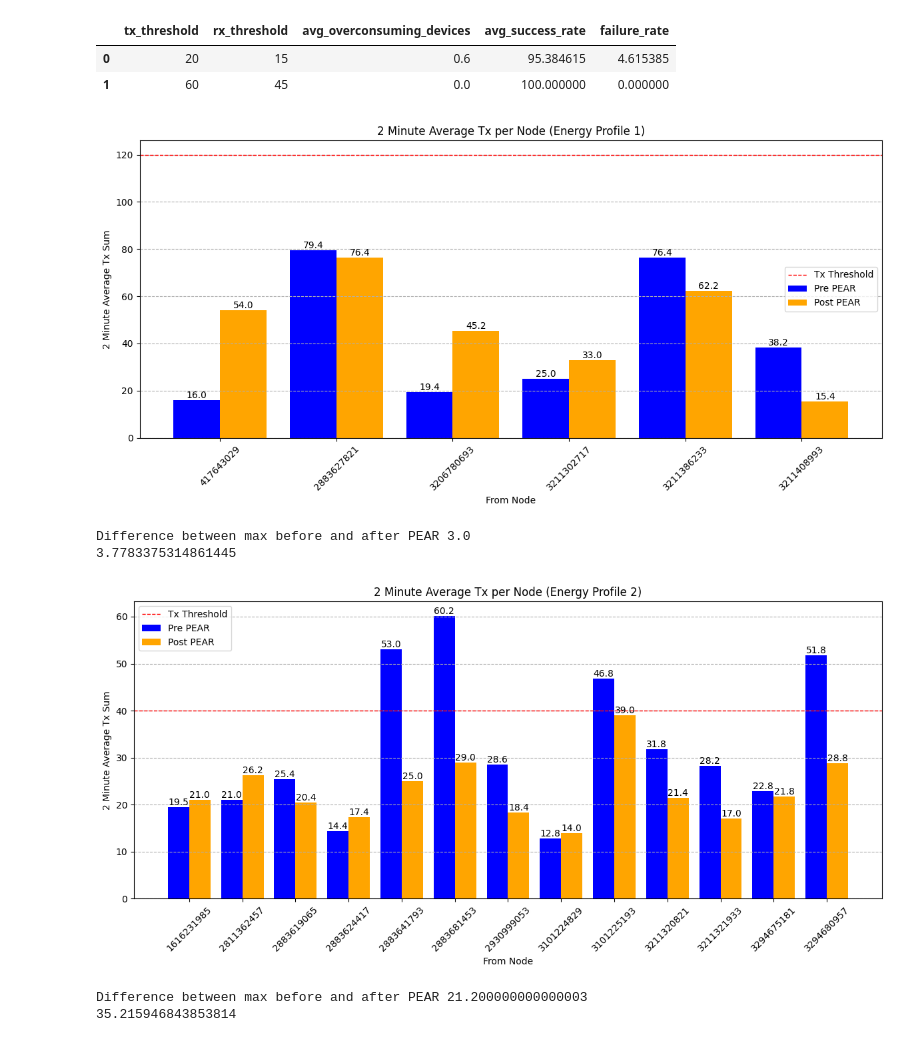
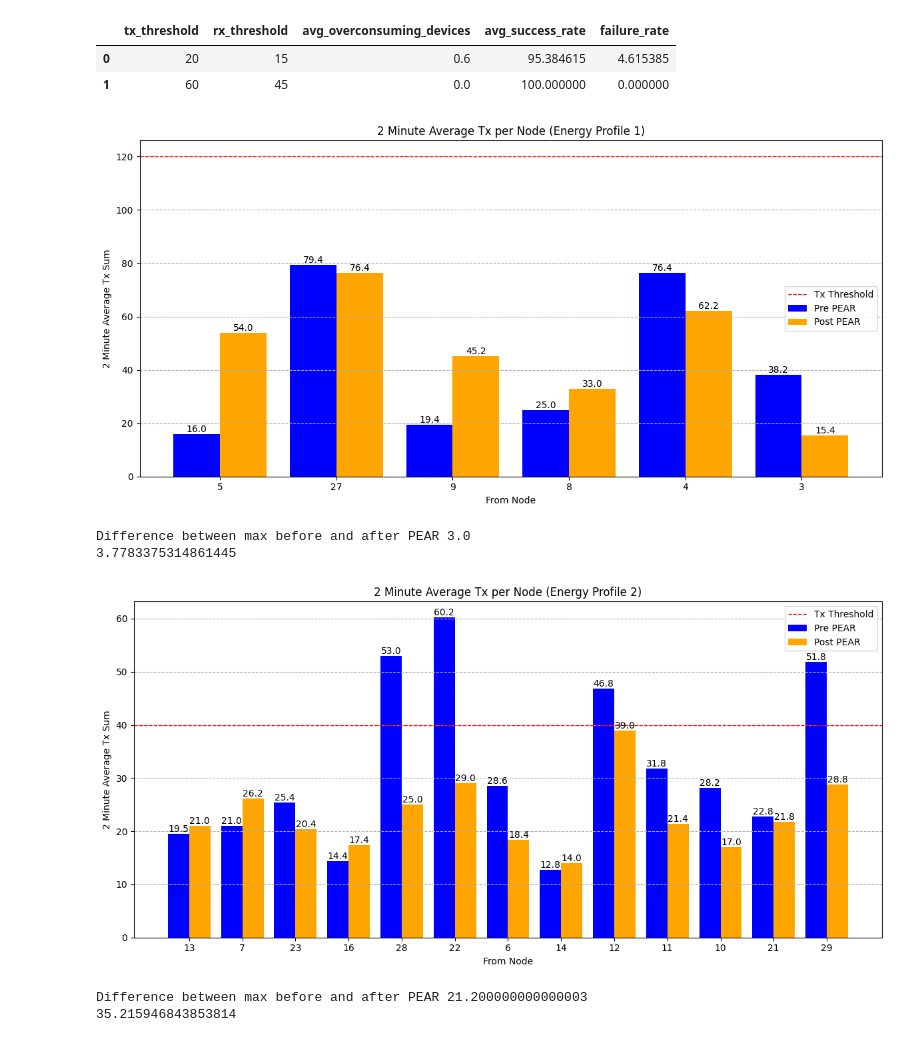
Before and after one commit to NikolajRFA/painlessPEARMesh, a Jupyter notebook: tools/graphsH6L13.ipynb, the cells around one changed output. Drawn from its saved outputs; the diff is of its cells as text; code cells hidden in the pictures.

Commit message:
Changed bar charts to use short node id

```diff
--- a/tools/graphsH6L13.ipynb
+++ b/tools/graphsH6L13.ipynb
@@ -302,35 +303,35 @@ for energy_profile_id in sorted(df_pivoted["energy_profile_id"].unique()):
     bars_post = plt.bar(x + bar_width, this_pivot_df.iloc[:, 1], width=bar_width, label="Post PEAR", color="orange")  # Second time_bin column
 
     plt.axhline(y=tx_threshold, color="red", linestyle="--", linewidth=1, label="Tx Threshold")
 
     # Add values on top of bars
     for bar in bars_pre:
         plt.text(bar.get_x() + bar.get_width() / 2, bar.get_height(), f"{bar.get_height():.1f}",
                  ha="center", va="bottom", fontsize=10, color="black")
     for bar in bars_post:
         plt.text(bar.get_x() + bar.get_width() / 2, bar.get_height(), f"{bar.get_height():.1f}",
                  ha="center", va="bottom", fontsize=10, color="black")
 
     # Formatting
-    plt.xticks(x + bar_width / 2, labels=this_pivot_df.index, rotation=45)
+    plt.xticks(x + bar_width / 2, labels=this_pivot_df.index.map(lambda node_id: get_short_node_id(node_id)))
     plt.xlabel("From Node")
     plt.ylabel("2 Minute Average Tx Sum")
     plt.title(f"2 Minute Average Tx per Node (Energy Profile {energy_profile_id})")
     plt.legend()
     plt.grid(axis="y", linestyle="--")
 
     plt.tight_layout()
     plt.show()
 
     max_message_before = this_pivot_df[min_common_time_bin].max()
     max_message_after = this_pivot_df[max_common_time_bin].max()
 
     print(f'Difference between max before and after PEAR {max_message_before - max_message_after}')
     print(100 - (max_message_after / max_message_before * 100))
 # %% [output]
-[figure, old version]
+[figure, new version]
 Difference between max before and after PEAR 3.0
 3.7783375314861445
-[figure, old version]
+[figure, new version]
 Difference between max before and after PEAR 21.200000000000003
 35.215946843853814
```
Also changed, not shown: parts of 2 cells of this notebook, 6 other files.
